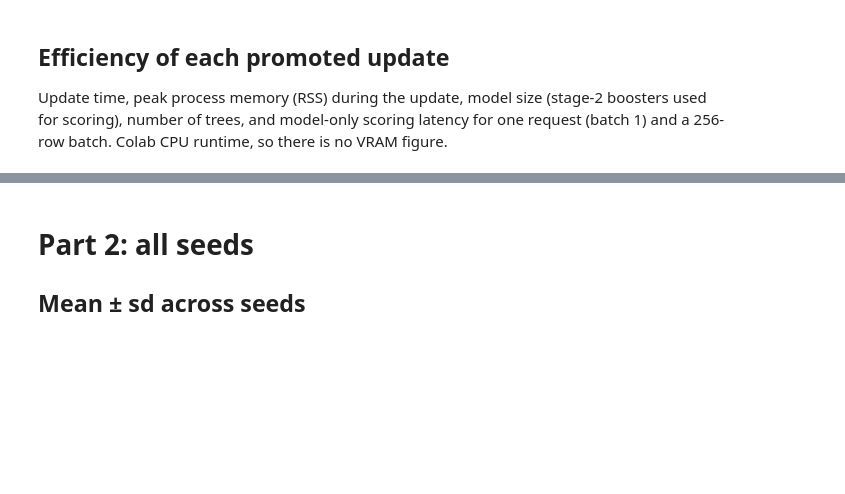
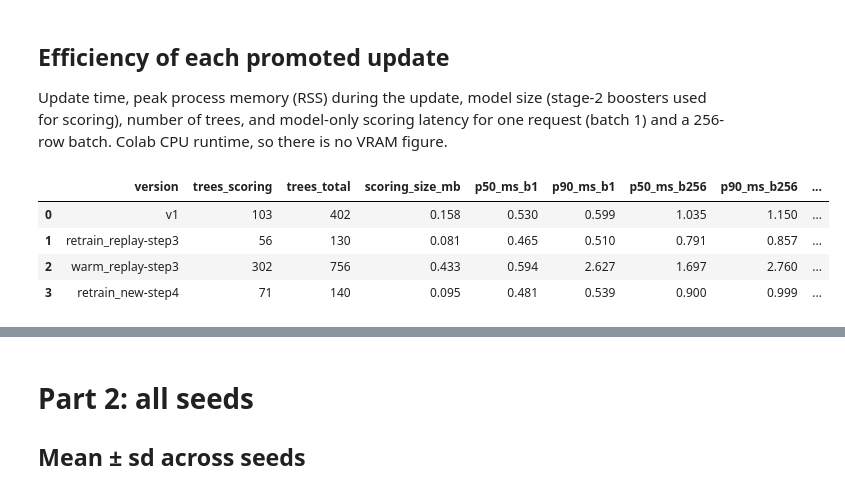
Before and after one commit to saopa28/INSE-6450, a Jupyter notebook: Milestone 4/Continual_Learning_Simulation.ipynb, the cells around one changed output, grey strips where cells are left out. Cells and saved outputs as stored; diff of their text form; code cells hidden in the pictures; blank space fills up the shorter version.

Commit message:
Revert to previous CL version

```diff
--- a/Milestone 4/Continual_Learning_Simulation.ipynb
+++ b/Milestone 4/Continual_Learning_Simulation.ipynb
@@ -69,6 +82,5 @@ pd.DataFrame([{"hyperparameter": k, "value": v} for k, v in CONTINUAL.items()])
 # %%
 # Runs the simulation once per seed (each seed's results and models go to outputs/continual/seed_<n>/)
-res_all, summ, upd_all, upd_summ, boots = run_seeds(base, sp, seeds=SEEDS, out_dir=OUT, stream_idx=stream_idx,
-                                                    base_idx=base_idx, base_version="v1-sim")
+res_all, summ, upd_all, upd_summ, boots = run_seeds(v1, sp, seeds=SEEDS, out_dir=OUT)
 MAIN = SEEDS[0]
 res, upd = res_all[res_all.seed == MAIN].drop(columns="seed"), upd_all[upd_all.seed == MAIN].drop(columns="seed")
@@ -89,8 +158,14 @@ print("Qini on the original (undrifted) test data"); display(ret.round(6))
 ## Efficiency of each promoted update
 Update time, peak process memory (RSS) during the update, model size (stage-2 boosters used for scoring), number of trees, and model-only scoring latency for one request (batch 1) and a 256-row batch. Colab CPU runtime, so there is no VRAM figure.
 # %%
-eff = pd.concat([pd.DataFrame([baseline_efficiency(base, Xte, "v1-sim")]), upd], ignore_index=True)
+eff = pd.concat([pd.DataFrame([baseline_efficiency(v1, Xte)]), upd], ignore_index=True)
 eff.to_csv(OUT / f"seed_{MAIN}" / "efficiency.csv", index=False)
 display(eff.round(3))
+# %% [output]
+|  | version | trees_scoring | trees_total | scoring_size_mb | p50_ms_b1 | p90_ms_b1 | p50_ms_b256 | p90_ms_b256 | ... |
+| 0 | v1 | 103 | 402 | 0.158 | 0.530 | 0.599 | 1.035 | 1.150 | ... |
+| 1 | retrain_replay-step3 | 56 | 130 | 0.081 | 0.465 | 0.510 | 0.791 | 0.857 | ... |
+| 2 | warm_replay-step3 | 302 | 756 | 0.433 | 0.594 | 2.627 | 1.697 | 2.760 | ... |
+| 3 | retrain_new-step4 | 71 | 140 | 0.095 | 0.481 | 0.539 | 0.900 | 0.999 | ... |
 # %%
 fig = plot_results(res, upd, OUT / f"seed_{MAIN}")       # Figure 1.1
```
Also changed, not shown: parts of 14 cells of this notebook, 2 other files.
